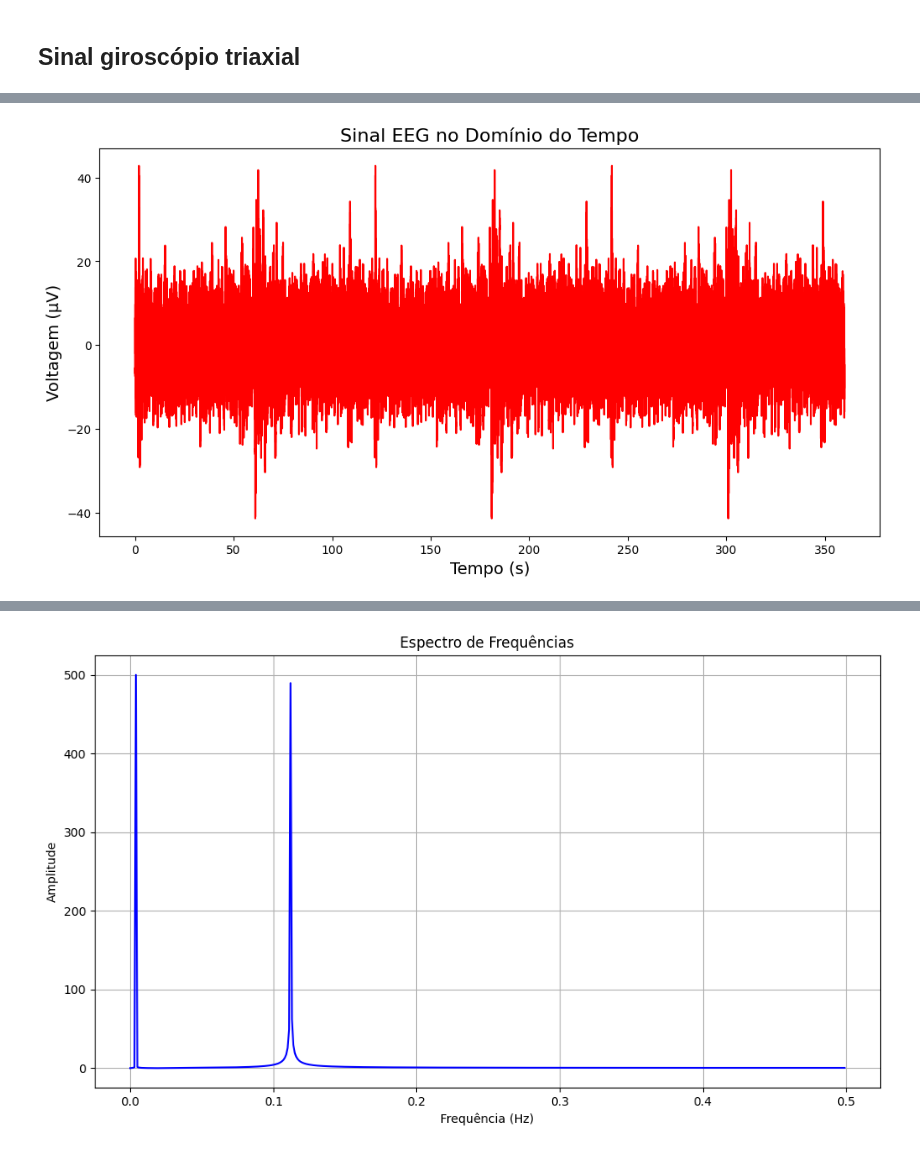
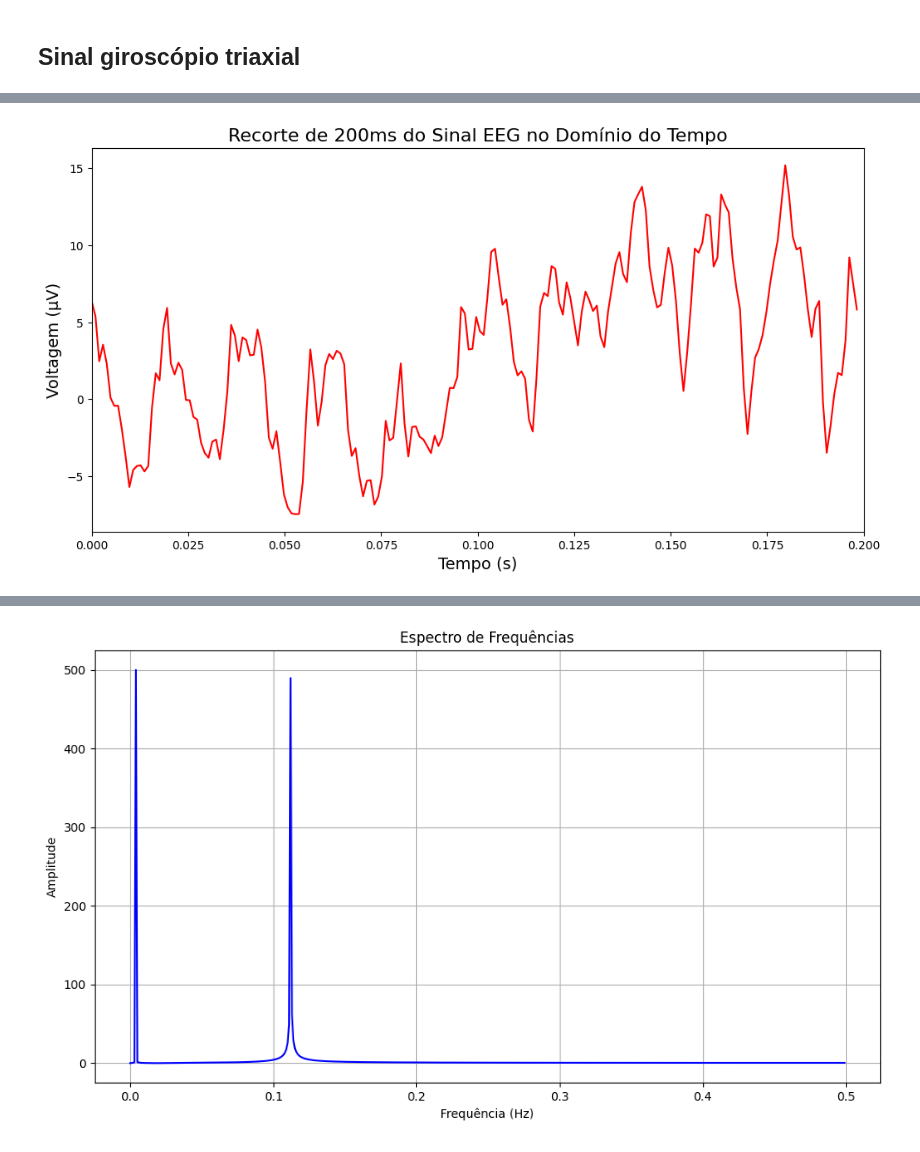
Before and after one commit to PauloMatheusGr/DSP-Class, a Jupyter notebook: aula-fft.ipynb, the cells around one changed output, grey strips where cells are left out. Drawn from its saved outputs; the diff is of its cells as text; code cells hidden in the pictures.

```diff
--- a/aula-fft.ipynb
+++ b/aula-fft.ipynb
@@ -252,94 +99,35 @@ plt.show()
 # %%
-# import numpy as np
-# import scipy.io as sio
-# import scipy.fftpack
-# import matplotlib.pyplot as plt
-
-# # Carregar os dados do arquivo .mat
-# matdat = sio.loadmat('EEGrestingState.mat')
-# eegdata = matdat['eegdata'][0]
-# srate = matdat['srate'][0][0]
-
-# # Triplicar os dados
-# eegdata_triplicado = np.concatenate([eegdata, eegdata, eegdata])
-# srate_triplicado = srate
-
-# # Salvar os dados triplicados em um novo arquivo .mat
-# matdat_triplicado = {'eegdata': eegdata_triplicado, 'srate': srate_triplicado}
-# sio.savemat('EEGrestingState_triplicado.mat', matdat_triplicado)
-
-# # Vetor de tempo para os dados triplicados
-# N = len(eegdata_triplicado)
-# timevec_triplicado = np.arange(0, N) / srate_triplicado
-
-# # Plotar os dados triplicados
-# plt.figure(figsize=(12, 6))
-# plt.plot(timevec_triplicado, eegdata_triplicado, 'r')  # Alteração da cor para vermelho
-# plt.xlabel('Tempo (s)')
-# plt.ylabel('Voltagem (µV)')
-# plt.title('Sinal EEG no Domínio do Tempo')
-# plt.show()
-
-# # Calcular a transformada de Fourier dos dados triplicados
-# signalX_triplicado = scipy.fftpack.fft(eegdata_triplicado)
-# signalAmp_triplicado = 2 * np.abs(signalX_triplicado) / N
-
-# # Vetor de frequências em Hz para os dados triplicados
-# hz_triplicado = np.linspace(0, srate_triplicado / 2, int(np.floor(N / 2) + 1))
-
-# # Plotar o espectro de amplitude dos dados triplicados
-# plt.figure(figsize=(10, 6))
-# plt.plot(hz_triplicado, signalAmp_triplicado[:len(hz_triplicado)], 'b')  # Alteração da cor para azul
-# plt.title('Espectro de Amplitude do Sinal EEG')
-# plt.xlabel('Frequência (Hz)')
-# plt.ylabel('Amplitude (µV)')
-# plt.tight_layout()
-# plt.show()
-
 import numpy as np
 import scipy.io as sio
-import scipy.fftpack
 import matplotlib.pyplot as plt
 
 # Carregar os dados do arquivo .mat
 matdat = sio.loadmat('EEGrestingState.mat')
 eegdata = matdat['eegdata'][0]
 srate = matdat['srate'][0][0]
 
 # Triplicar os dados
 eegdata_triplicado = np.concatenate([eegdata, eegdata, eegdata])
 srate_triplicado = srate
 
 # Salvar os dados triplicados em um novo arquivo .mat
 matdat_triplicado = {'eegdata': eegdata_triplicado, 'srate': srate_triplicado}
 sio.savemat('EEGrestingState_triplicado.mat', matdat_triplicado)
 
-# Vetor de tempo para os dados triplicados
-N = len(eegdata_triplicado)
-timevec_triplicado = np.arange(0, N) / srate_triplicado
+# Calcular o número de pontos correspondentes a 200 milissegundos
+N_200ms = int(0.2 * srate_triplicado)
 
-# Plotar os dados triplicados
+# Selecionar o recorte de 200 milissegundos dos dados triplicados
+eegdata_200ms = eegdata_triplicado[:N_200ms]
+timevec_200ms = np.arange(0, N_200ms) / srate_triplicado
+
+# Plotar o recorte de 200 milissegundos
 plt.figure(figsize=(12, 6))
-plt.plot(timevec_triplicado, eegdata_triplicado, 'r')  # Alteração da cor para vermelho
-plt.xlabel('Tempo (s)', fontsize=14)  # Aumento do tamanho da fonte do eixo x
-plt.ylabel('Voltagem (µV)', fontsize=14)  # Aumento do tamanho da fonte do eixo y
-plt.title('Sinal EEG no Domínio do Tempo', fontsize=16)  # Aumento do tamanho da fonte do título
+plt.plot(timevec_200ms, eegdata_200ms, 'r')  # Alteração da cor para vermelho
+plt.xlabel('Tempo (s)', fontsize=14)
+plt.ylabel('Voltagem (µV)', fontsize=14)
+plt.title('Recorte de 200ms do Sinal EEG no Domínio do Tempo', fontsize=16)
+plt.xlim(0, 0.2)
 plt.show()
-
-# Calcular a transformada de Fourier dos dados triplicados
-signalX_triplicado = scipy.fftpack.fft(eegdata_triplicado)
-signalAmp_triplicado = 2 * np.abs(signalX_triplicado) / N
-
-# Vetor de frequências em Hz para os dados triplicados
-hz_triplicado = np.linspace(0, srate_triplicado / 2, int(np.floor(N / 2) + 1))
-
-# Plotar o espectro de amplitude dos dados triplicados
-plt.figure(figsize=(10, 6))
-plt.plot(hz_triplicado, signalAmp_triplicado[:len(hz_triplicado)], 'b')  # Alteração da cor para azul
-plt.title('Espectro de Amplitude do Sinal EEG', fontsize=16)  # Aumento do tamanho da fonte do título
-plt.xlabel('Frequência (Hz)', fontsize=14)  # Aumento do tamanho da fonte do eixo x
-plt.ylabel('Amplitude (µV)', fontsize=14)  # Aumento do tamanho da fonte do eixo y
-plt.tight_layout()
-plt.show()
 # %% [output]
-[figure, old version]
+[figure, new version]
```
Also changed, not shown: parts of 12 cells of this notebook, 11 other files.
